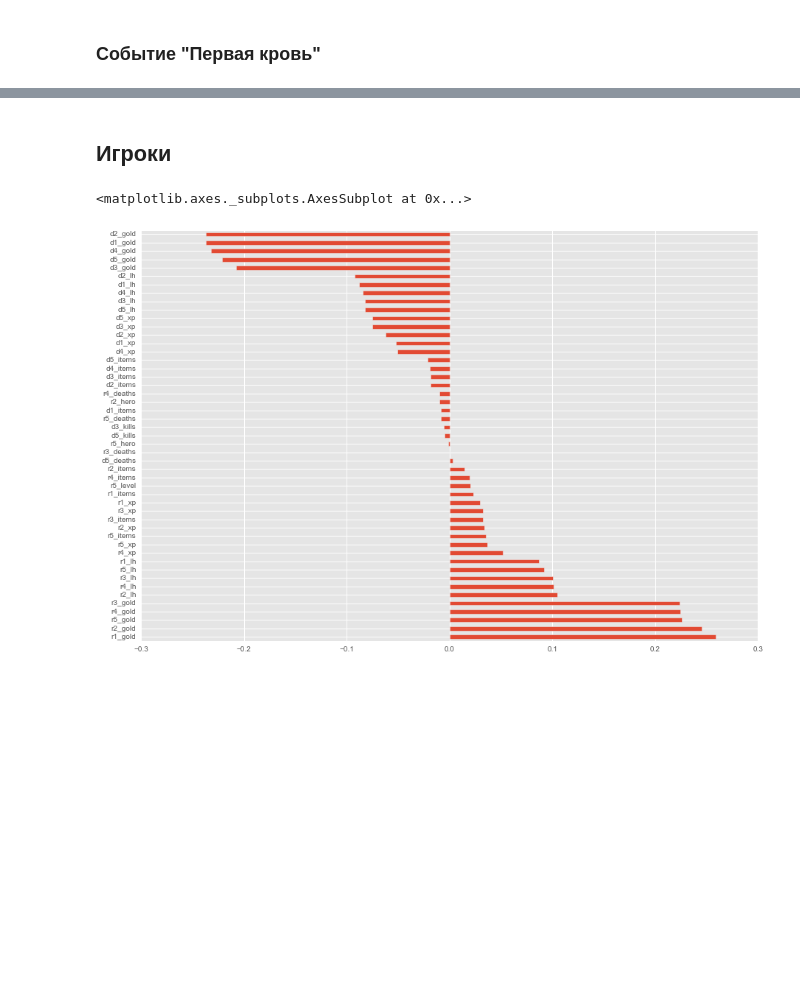
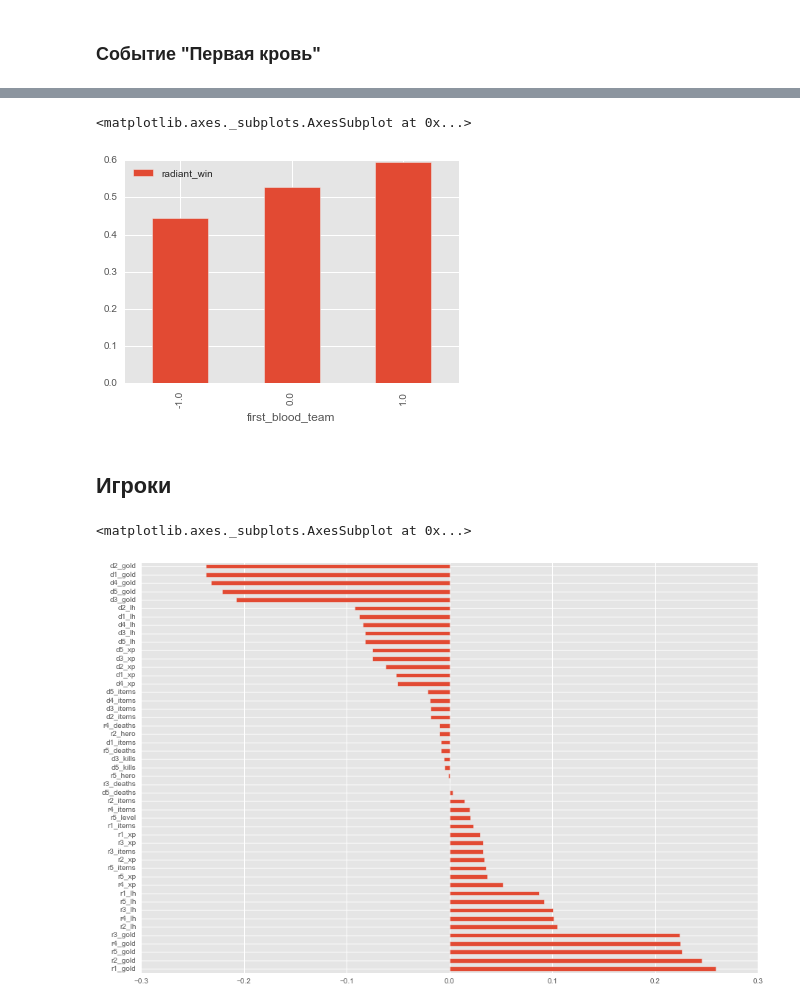
Before and after one commit to blagoffvyacheslav/kaggle, a Jupyter notebook: 2016-02-dota-2-win-probability-prediction/report.ipynb, the cells around one changed output, grey strips where cells are left out. Saved outputs shown, nothing was run; the diff lists cells and outputs as text; code cells hidden in the pictures; blank space fills up the shorter version.

```diff
--- a/2016-02-dota-2-win-probability-prediction/report.ipynb
+++ b/2016-02-dota-2-win-probability-prediction/report.ipynb
@@ -39,3 +57,8 @@ ax.legend(title='radiant_win')
+# %%
+df.groupby('first_blood_team')[['radiant_win']].mean().plot.bar()
+# %% [output]
+<matplotlib.axes._subplots.AxesSubplot at 0x...>
+[figure, added]
 # %% [markdown]
 ## Игроки
 # %%
```
Also changed, not shown: parts of 20 cells of this notebook.
